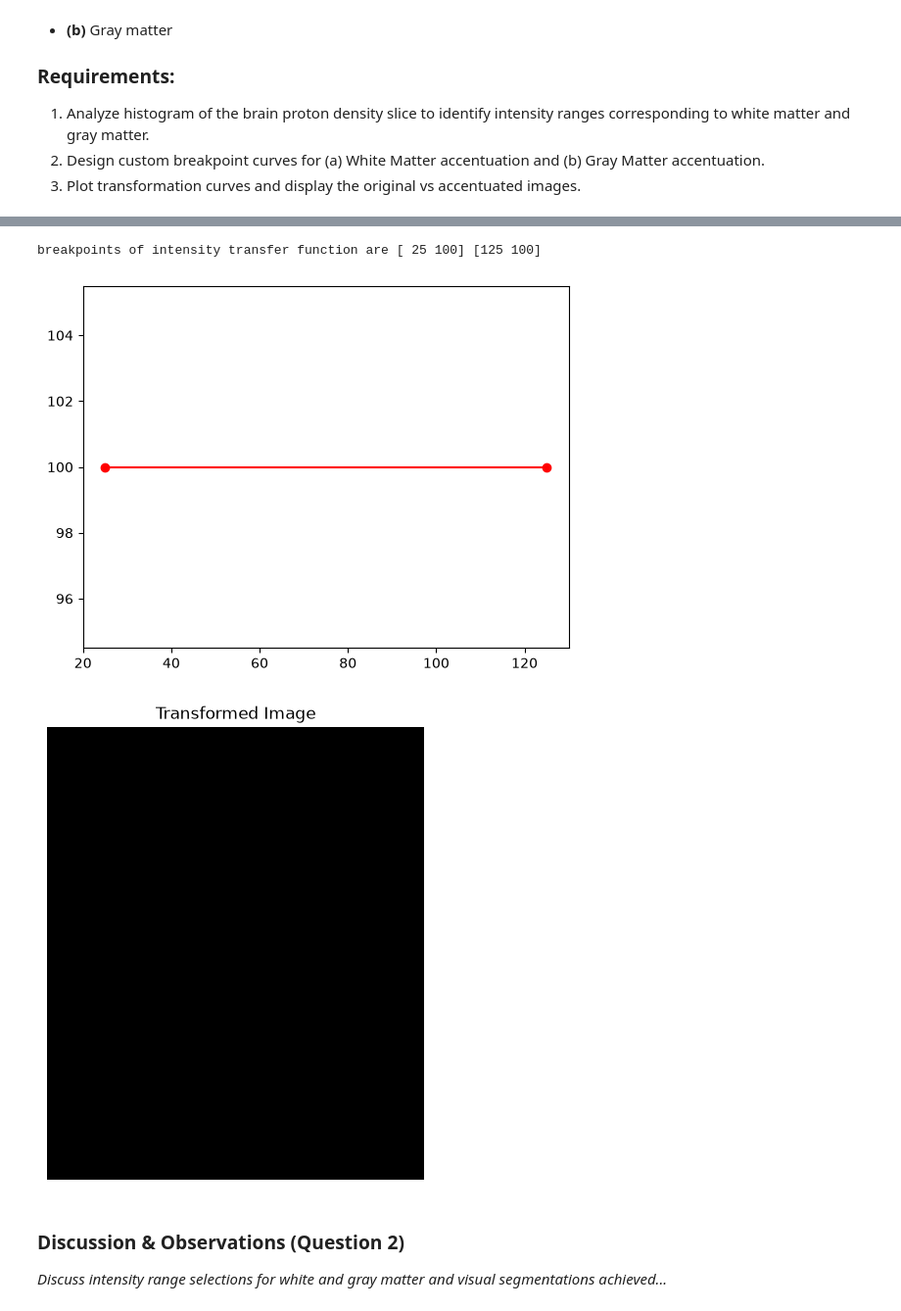
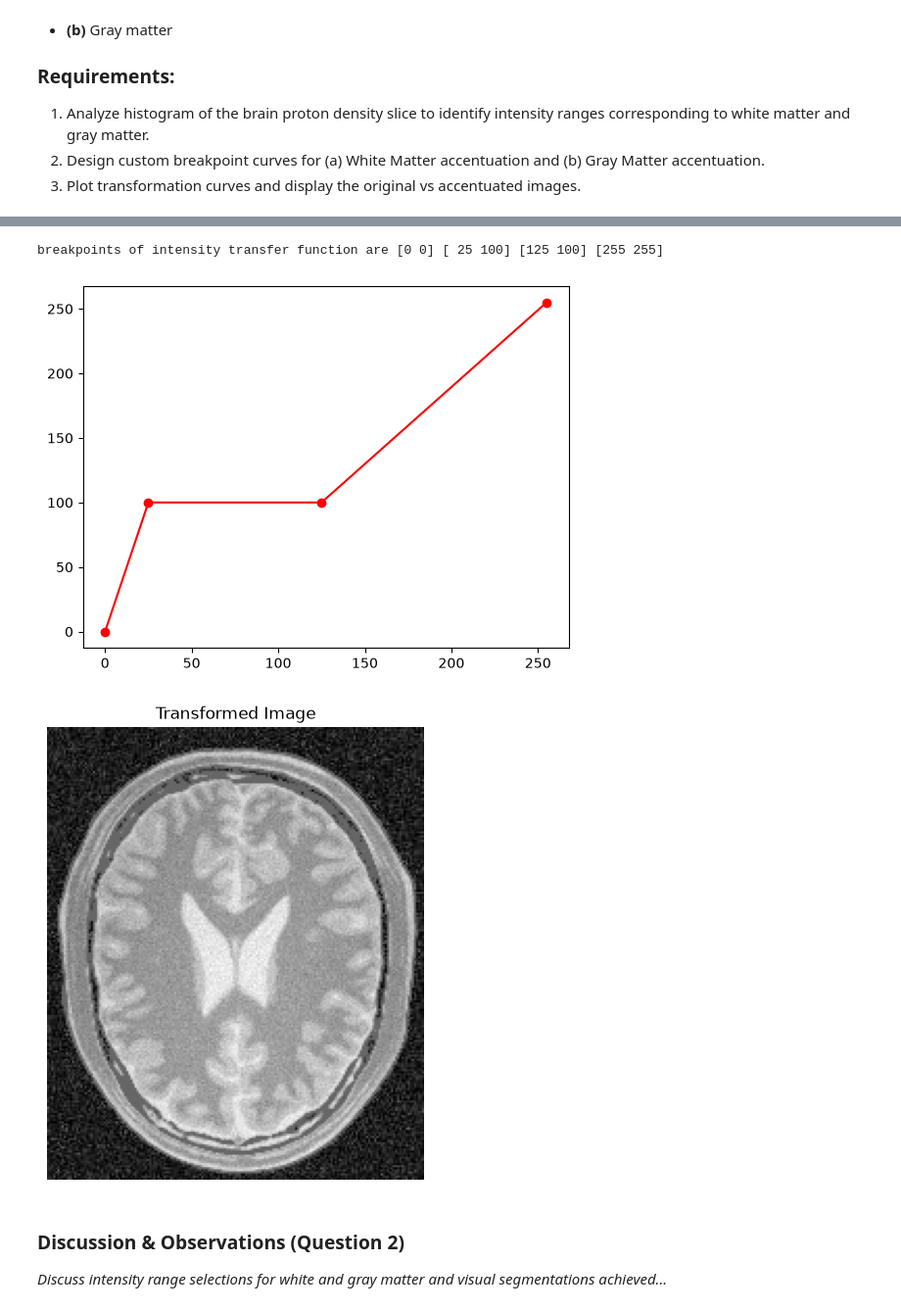
Before and after one commit to samirunuwanaka/ComputerVision, a Jupyter notebook: Assignment/EN3160_Assignment_01_Template.ipynb, the cells around one changed output, grey strips where cells are left out. Shown at 98% size. Drawn from its saved outputs; the diff is of its cells as text; code cells hidden in the pictures.

```diff
--- a/Assignment/EN3160_Assignment_01_Template.ipynb
+++ b/Assignment/EN3160_Assignment_01_Template.ipynb
@@ -140,37 +140,39 @@ ax[1].plot(hist[1][:-1], hist[0])
 plt.tight_layout()
 plt.show()
 
 pts = np.array([
+    [0,     0],
     [25,    100],
-    [125,   100]
+    [125,   100],
+    [255,   255]
 ])
 print("breakpoints of intensity transfer function are",*pts)
 
 # Transformed
 plt.plot(pts[:,0],pts[:,1],'ro-')
 show_image(intensity_transform(im2, pts), "Transformed Image")
 
 # cdf = hist.cumsum()
 
 # # Ignore zero values in the CDF
 # cdf_min = cdf[cdf > 0][0]
 
 # # Histogram equalization mapping
 # mapping = ((cdf - cdf_min) / (im2.size - cdf_min) * 255).clip(0, 255).astype(np.uint8)
 
 # plt.plot(range(256), mapping)
 # plt.xlabel('Original intensity')
 # plt.ylabel('Equalized intensity')
 # plt.title('Histogram Equalization Transformation')
 # plt.grid()
 # plt.show()
 # TODO: Call intensity_transform() for both cases
 # TODO: Plot the transformation curves and display original, white matter enhanced, and gray matter enhanced images
 # %% [output]
 [figure]
-breakpoints of intensity transfer function are [ 25 100] [125 100]
+breakpoints of intensity transfer function are [0 0] [ 25 100] [125 100] [255 255]
-[figure, old version]
+[figure, new version]
-[figure, old version]
+[figure, new version]
 # %% [markdown]
 ### Discussion & Observations (Question 2)
 *Discuss intensity range selections for white and gray matter and visual segmentations achieved...*
```
Also changed, not shown: parts of 1 cell of this notebook.
